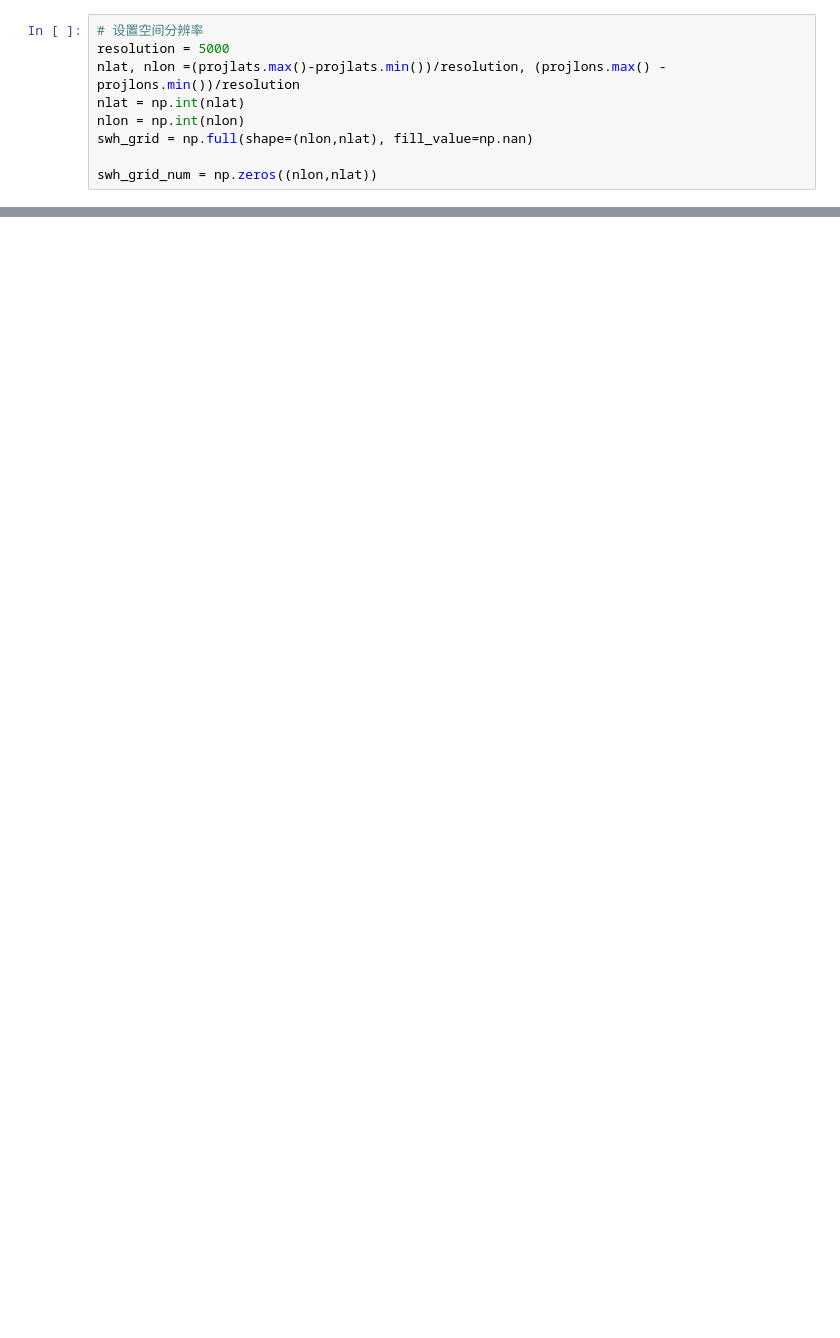
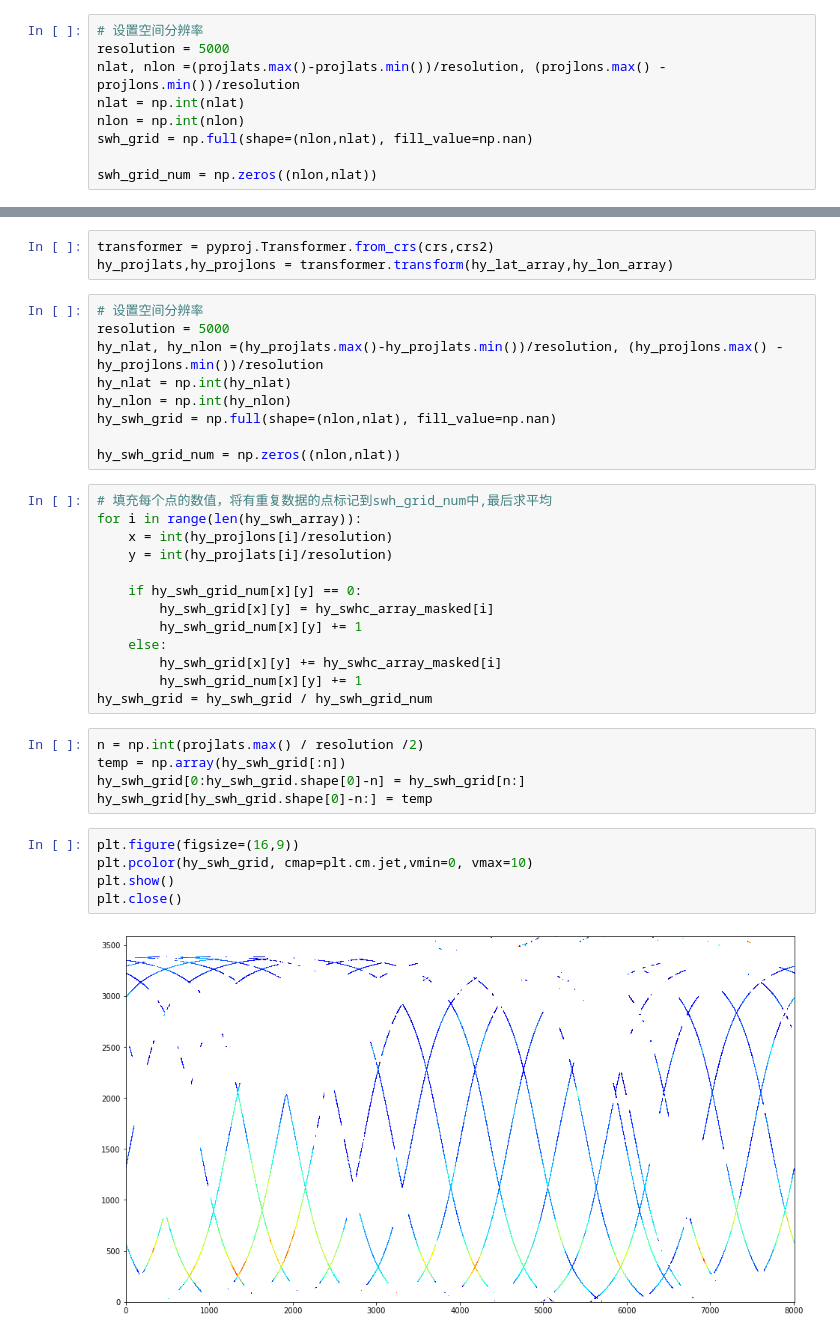
Before and after one commit to LittlematchLM/remote_sensing, a Jupyter notebook: plot_swh_icesat2.ipynb, the cells around one changed output, grey strips where cells are left out. Saved outputs shown, nothing was run; the diff lists cells and outputs as text; blank space fills up the shorter version.

```diff
--- a/plot_swh_icesat2.ipynb
+++ b/plot_swh_icesat2.ipynb
@@ -119,0 +144,37 @@ plt.show()
+# %%
+transformer = pyproj.Transformer.from_crs(crs,crs2)
+hy_projlats,hy_projlons = transformer.transform(hy_lat_array,hy_lon_array)
+# %%
+# 设置空间分辨率
+resolution = 5000
+hy_nlat, hy_nlon =(hy_projlats.max()-hy_projlats.min())/resolution, (hy_projlons.max() - hy_projlons.min())/resolution
+hy_nlat = np.int(hy_nlat)
+hy_nlon = np.int(hy_nlon)
+hy_swh_grid = np.full(shape=(nlon,nlat), fill_value=np.nan)
+
+hy_swh_grid_num = np.zeros((nlon,nlat))
+# %%
+# 填充每个点的数值，将有重复数据的点标记到swh_grid_num中,最后求平均
+for i in range(len(hy_swh_array)):
+    x = int(hy_projlons[i]/resolution)
+    y = int(hy_projlats[i]/resolution)
+
+    if hy_swh_grid_num[x][y] == 0:
+        hy_swh_grid[x][y] = hy_swhc_array_masked[i]
+        hy_swh_grid_num[x][y] += 1
+    else:
+        hy_swh_grid[x][y] += hy_swhc_array_masked[i]
+        hy_swh_grid_num[x][y] += 1
+hy_swh_grid = hy_swh_grid / hy_swh_grid_num
+# %%
+n = np.int(projlats.max() / resolution /2)
+temp = np.array(hy_swh_grid[:n])
+hy_swh_grid[0:hy_swh_grid.shape[0]-n] = hy_swh_grid[n:]
+hy_swh_grid[hy_swh_grid.shape[0]-n:] = temp
+# %%
+plt.figure(figsize=(16,9))
+plt.pcolor(hy_swh_grid, cmap=plt.cm.jet,vmin=0, vmax=10)
+plt.show()
+plt.close()
+# %% [output]
+[figure, added]
```
Also changed, not shown: parts of 22 cells of this notebook, 3 other files.
